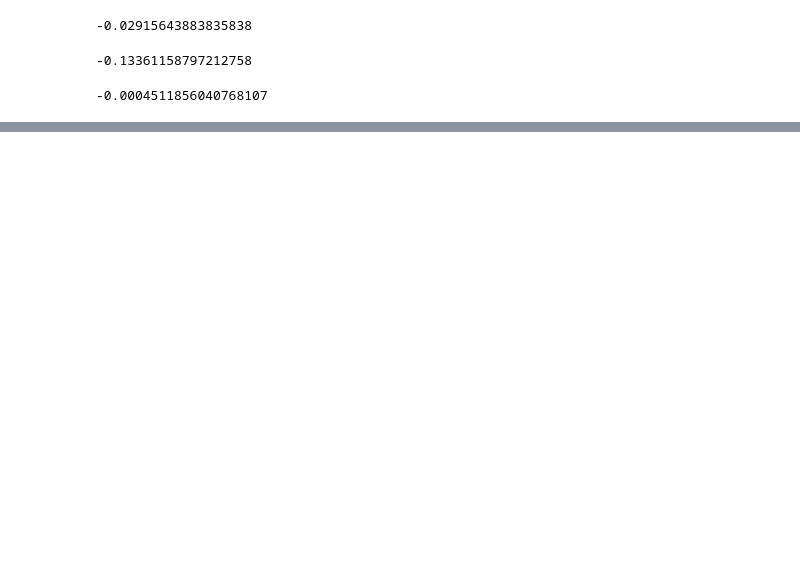
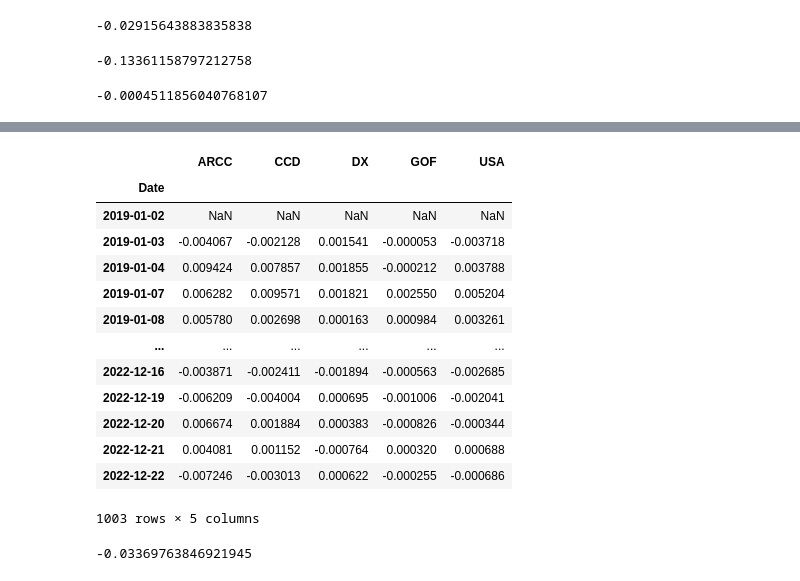
Before and after one commit to NingDin/BackTestPlayGround, a Jupyter notebook: TestOfPortfolioVaR.ipynb, the cells around one changed output, grey strips where cells are left out. Cells and saved outputs as stored; diff of their text form; code cells hidden in the pictures; blank space fills up the shorter version.

```diff
--- a/TestOfPortfolioVaR.ipynb
+++ b/TestOfPortfolioVaR.ipynb
@@ -180,0 +231,5 @@ higher
+# %%
+tickers=['GOF','CCD','DX','USA','ARCC']
+weights=np.array([0.3,0.3,0.1,0.1,0.2])
+# %%
+weightss=list(weights)
@@ -180,0 +252,7 @@ higher
+# %%
+weightedreturn=[]
+for i in range(len(list(returns.columns))):
+    a=returns.iloc[:,i]*weightss[i]
+    weightedreturn.append(a)
+weightedreturn
+for i in weightedreturn:
@@ -180,0 +277,22 @@ higher
+# %%
+WeightedFrame=pd.DataFrame(weightedreturn).T
+WeightedFrame
+# %% [output]
+|  | ARCC | CCD | DX | GOF | USA |
+| Date |  |  |  |  |  |
+| 2019-01-02 | NaN | NaN | NaN | NaN | NaN |
+| 2019-01-03 | -0.004067 | -0.002128 | 0.001541 | -0.000053 | -0.003718 |
+| 2019-01-04 | 0.009424 | 0.007857 | 0.001855 | -0.000212 | 0.003788 |
+| 2019-01-07 | 0.006282 | 0.009571 | 0.001821 | 0.002550 | 0.005204 |
+| 2019-01-08 | 0.005780 | 0.002698 | 0.000163 | 0.000984 | 0.003261 |
+| ... | ... | ... | ... | ... | ... |
+| 2022-12-16 | -0.003871 | -0.002411 | -0.001894 | -0.000563 | -0.002685 |
+| 2022-12-19 | -0.006209 | -0.004004 | 0.000695 | -0.001006 | -0.002041 |
+| 2022-12-20 | 0.006674 | 0.001884 | 0.000383 | -0.000826 | -0.000344 |
+| 2022-12-21 | 0.004081 | 0.001152 | -0.000764 | 0.000320 | 0.000688 |
+| 2022-12-22 | -0.007246 | -0.003013 | 0.000622 | -0.000255 | -0.000686 |
+1003 rows × 5 columns
+# %%
+WeightedFrame.iloc[1,:].sum()
+# %% [output]
+-0.03369763846921945
```
Also changed, not shown: parts of 35 cells of this notebook.
